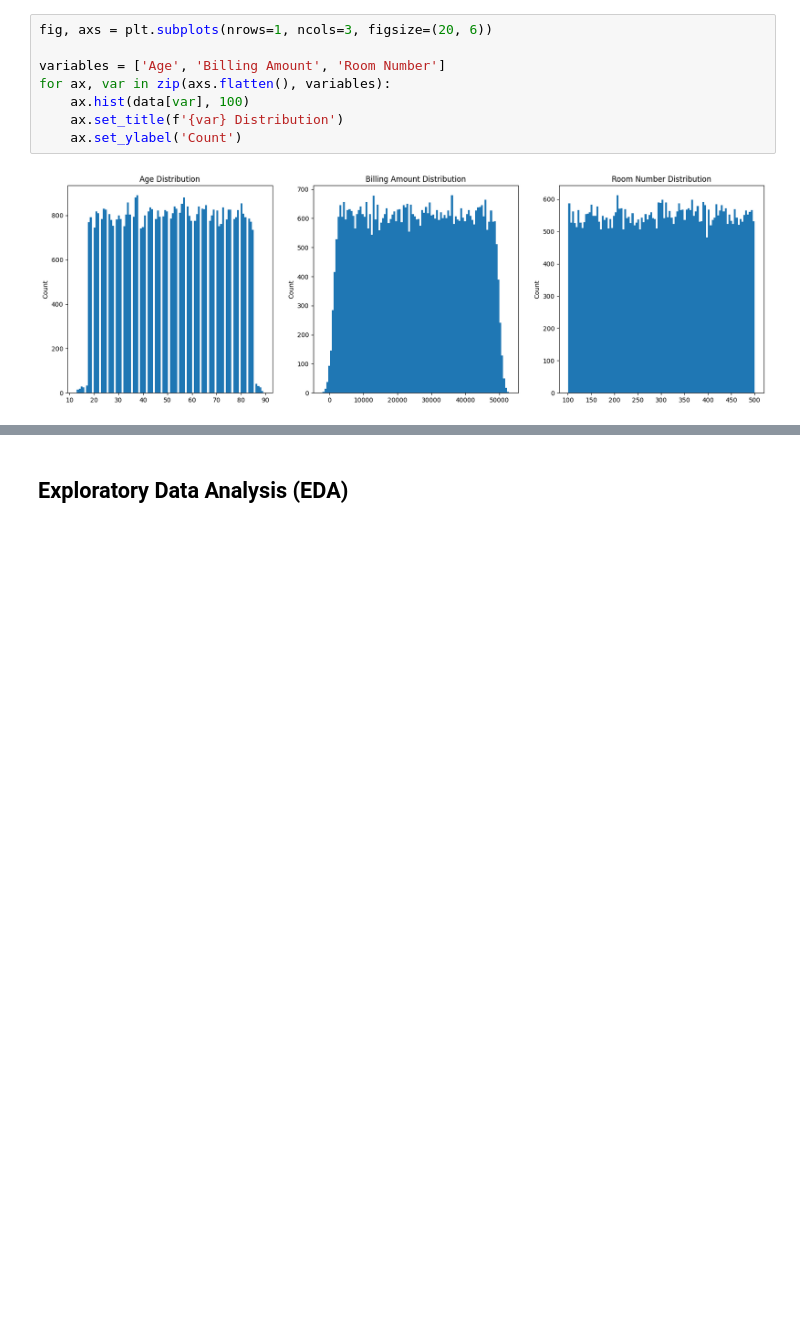
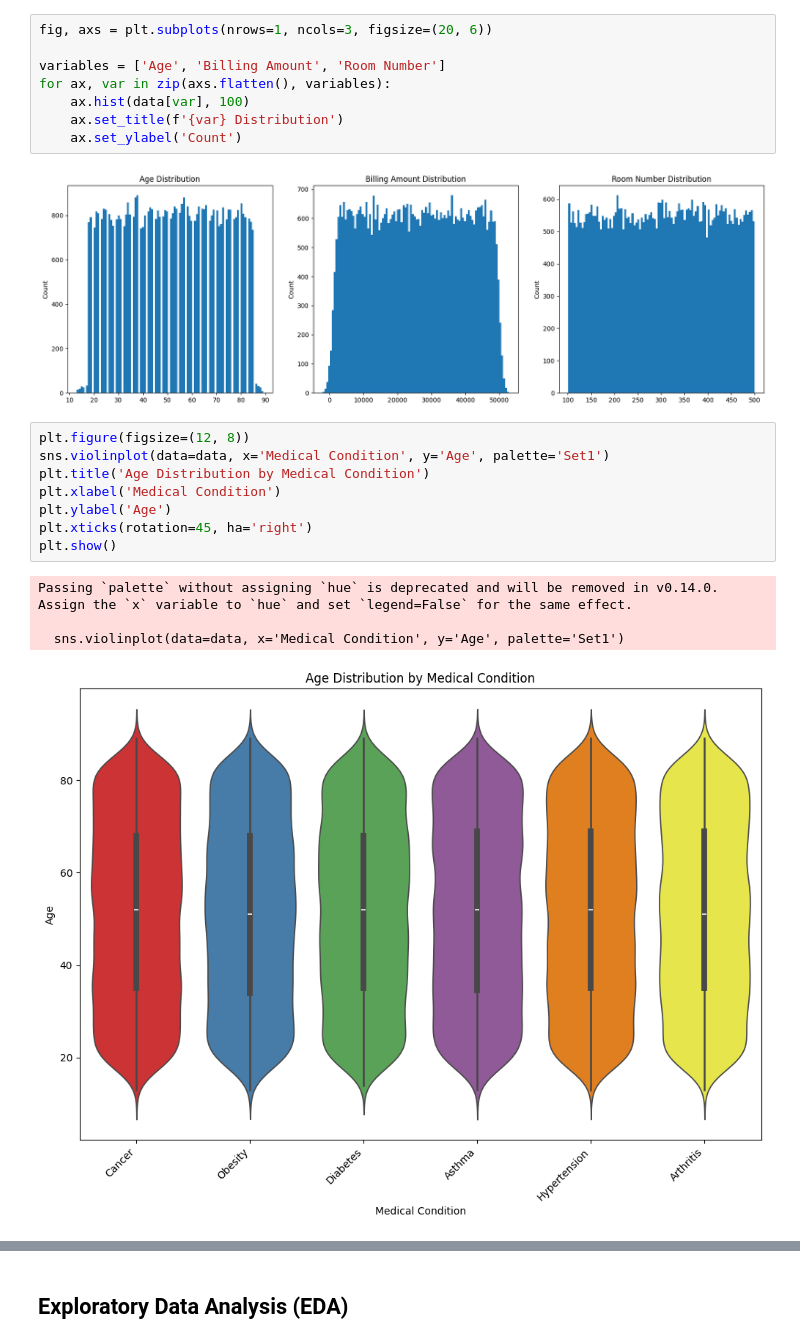
Before and after one commit to diallos-tech/Clarkson_Data_Science, a Jupyter notebook: Data Mining/Data_Mining_Project.ipynb, the cells around one changed output, grey strips where cells are left out. Drawn from its saved outputs; the diff is of its cells as text; blank space fills up the shorter version.

```diff
--- a/Data Mining/Data_Mining_Project.ipynb
+++ b/Data Mining/Data_Mining_Project.ipynb
@@ -100,3 +115,16 @@ for ax, var in zip(axs.flatten(), variables):
     ax.set_ylabel('Count')
 # %% [output]
 [figure]
+# %%
+plt.figure(figsize=(12, 8))
+sns.violinplot(data=data, x='Medical Condition', y='Age', palette='Set1')
+plt.title('Age Distribution by Medical Condition')
+plt.xlabel('Medical Condition')
+plt.ylabel('Age')
+plt.xticks(rotation=45, ha='right')
+plt.show()
+# %% [output]
+Passing `palette` without assigning `hue` is deprecated and will be removed in v0.14.0. Assign the `x` variable to `hue` and set `legend=False` for the same effect.
+
+  sns.violinplot(data=data, x='Medical Condition', y='Age', palette='Set1')
+[figure, added]
```
Also changed, not shown: parts of 17 cells of this notebook, 22 other files.
